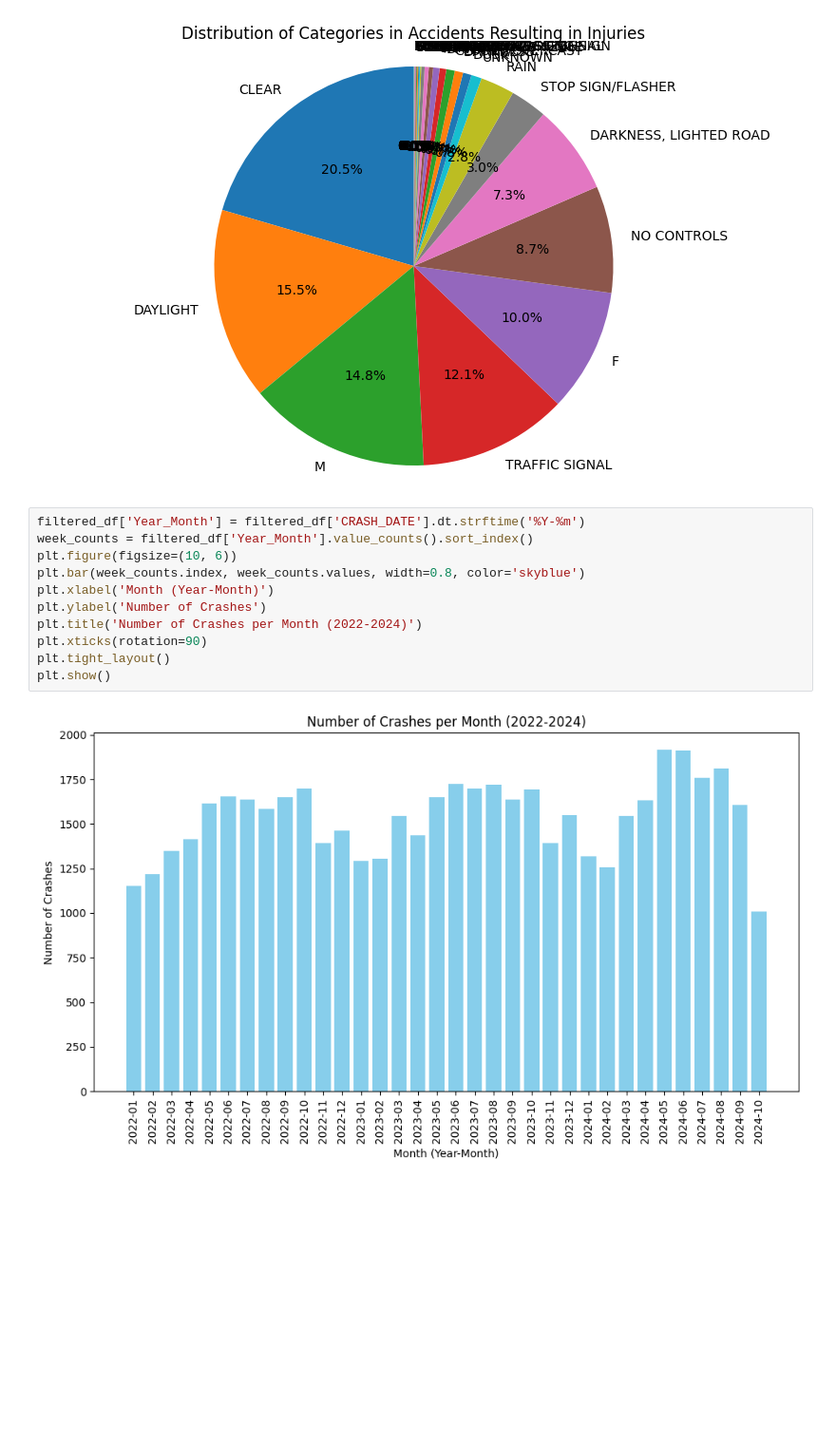
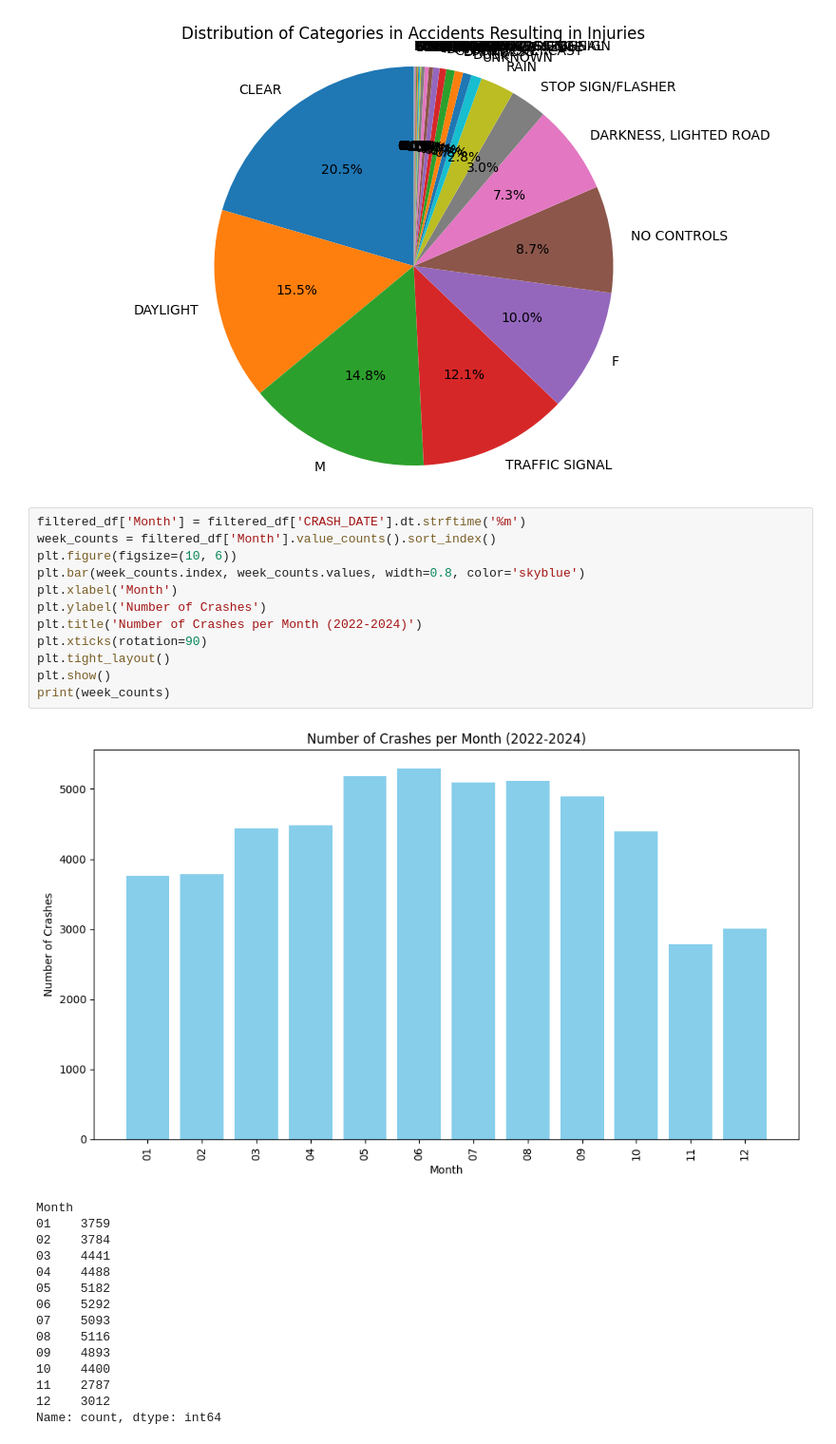
Before and after one commit to jessica-pei8/ChicagoPedestrianSafety, a Jupyter notebook: final.ipynb, the cells around one changed output. Shown at 95% size. Saved outputs shown, nothing was run; the diff lists cells and outputs as text; blank space fills up the shorter version.

```diff
--- a/final.ipynb
+++ b/final.ipynb
@@ -224,18 +224,33 @@ plt.show()
 # %% [output]
 [figure]
 # %%
-filtered_df['Year_Month'] = filtered_df['CRASH_DATE'].dt.strftime('%Y-%m')
-week_counts = filtered_df['Year_Month'].value_counts().sort_index()
+filtered_df['Month'] = filtered_df['CRASH_DATE'].dt.strftime('%m')
+week_counts = filtered_df['Month'].value_counts().sort_index()
 plt.figure(figsize=(10, 6))
 plt.bar(week_counts.index, week_counts.values, width=0.8, color='skyblue')
-plt.xlabel('Month (Year-Month)')
+plt.xlabel('Month')
 plt.ylabel('Number of Crashes')
 plt.title('Number of Crashes per Month (2022-2024)')
 plt.xticks(rotation=90)
 plt.tight_layout()
 plt.show()
+print(week_counts)
 # %% [output]
-[figure, old version]
+[figure, new version]
+Month
+01    3759
+02    3784
+03    4441
+04    4488
+05    5182
+06    5292
+07    5093
+08    5116
+09    4893
+10    4400
+11    2787
+12    3012
+Name: count, dtype: int64
 # %%
 filtered_df['Hour'] = filtered_df['CRASH_DATE'].dt.hour
 hour_counts = filtered_df['Hour'].value_counts().sort_index()
```
Also changed, not shown: parts of 1 cell of this notebook, 12 other files.
